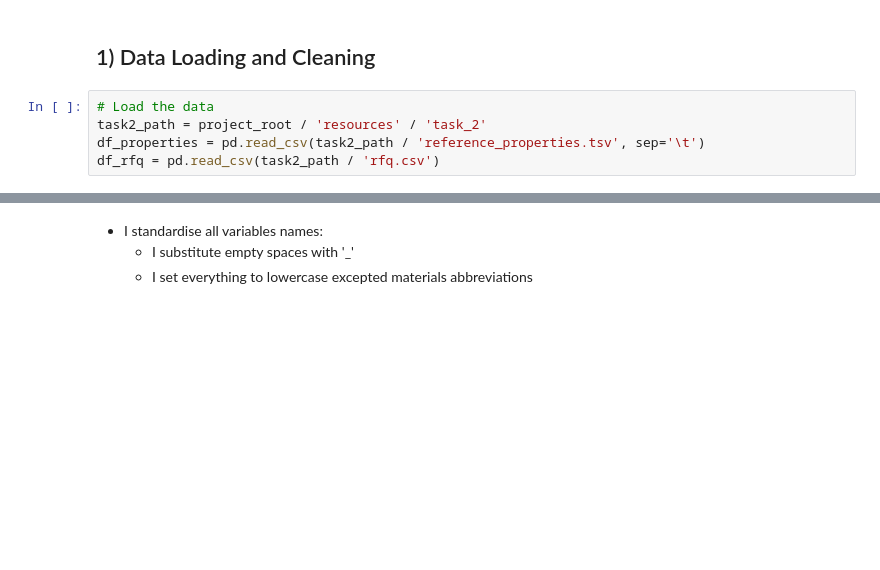
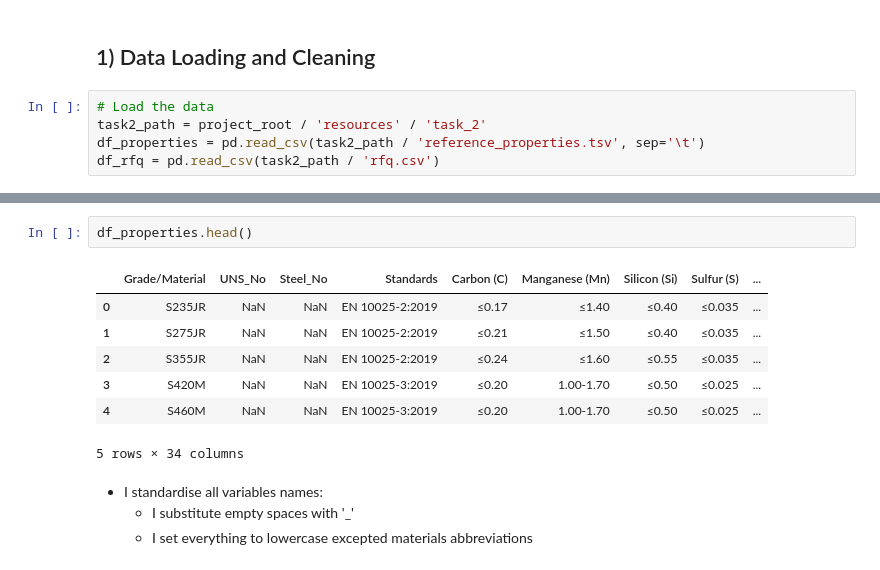
Before and after one commit to DavidePanza/VanillaSteel_CaseStudy, a Jupyter notebook: Notebooks/task_2.ipynb, the cells around one changed output, grey strips where cells are left out. Cells and saved outputs as stored; diff of their text form; blank space fills up the shorter version.

```diff
--- a/Notebooks/task_2.ipynb
+++ b/Notebooks/task_2.ipynb
@@ -30,3 +42,13 @@ df_rfq = pd.read_csv(task2_path / 'rfq.csv')
+# %%
+df_properties.head()
+# %% [output]
+|  | Grade/Material | UNS_No | Steel_No | Standards | Carbon (C) | Manganese (Mn) | Silicon (Si) | Sulfur (S) | ... |
+| 0 | S235JR | NaN | NaN | EN 10025-2:2019 | ≤0.17 | ≤1.40 | ≤0.40 | ≤0.035 | ... |
+| 1 | S275JR | NaN | NaN | EN 10025-2:2019 | ≤0.21 | ≤1.50 | ≤0.40 | ≤0.035 | ... |
+| 2 | S355JR | NaN | NaN | EN 10025-2:2019 | ≤0.24 | ≤1.60 | ≤0.55 | ≤0.035 | ... |
+| 3 | S420M | NaN | NaN | EN 10025-3:2019 | ≤0.20 | 1.00-1.70 | ≤0.50 | ≤0.025 | ... |
+| 4 | S460M | NaN | NaN | EN 10025-3:2019 | ≤0.20 | 1.00-1.70 | ≤0.50 | ≤0.025 | ... |
+5 rows × 34 columns
 # %% [markdown]
 - I standardise all variables names:
     - I substitute empty spaces with '_'
```
Also changed, not shown: parts of 19 cells of this notebook.
